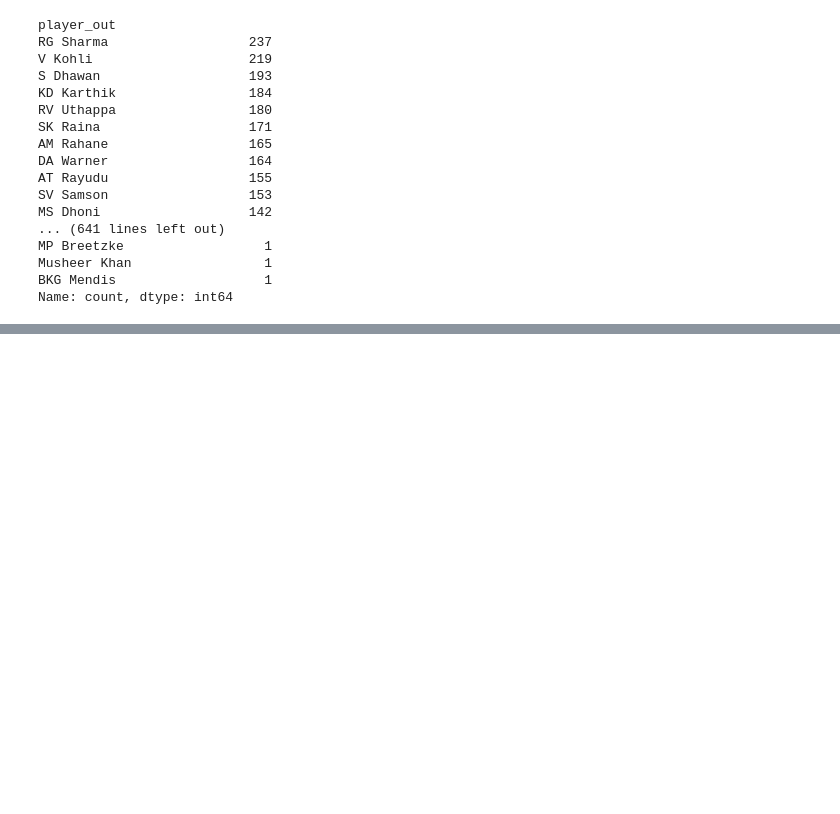
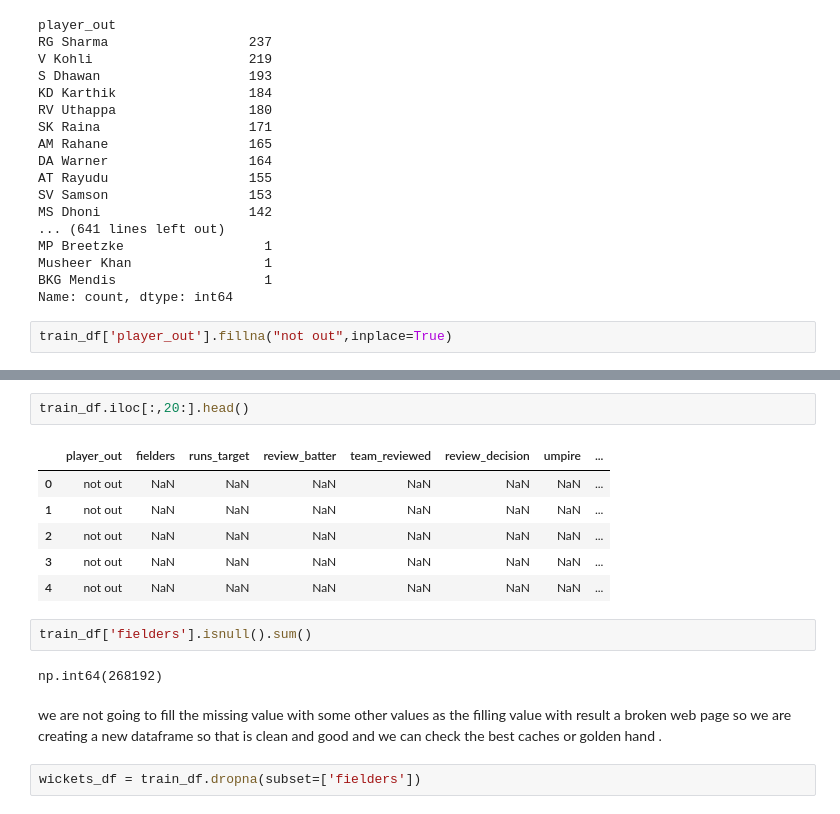
Before and after one commit to karansingh-chauhan/IPL-DATA-ANALYSIS, a Jupyter notebook: main.ipynb, the cells around one changed output, grey strips where cells are left out. Saved outputs shown, nothing was run; the diff lists cells and outputs as text; blank space fills up the shorter version.

Commit message:
checking values

```diff
--- a/main.ipynb
+++ b/main.ipynb
@@ -718,3 +718,5 @@ MP Breetzke                  1
 Musheer Khan                 1
 BKG Mendis                   1
 Name: count, dtype: int64
+# %%
+train_df['player_out'].fillna("not out",inplace=True)
@@ -720,0 +750,17 @@ Name: count, dtype: int64
+# %%
+train_df.iloc[:,20:].head()
+# %% [output]
+|  | player_out | fielders | runs_target | review_batter | team_reviewed | review_decision | umpire | ... |
+| 0 | not out | NaN | NaN | NaN | NaN | NaN | NaN | ... |
+| 1 | not out | NaN | NaN | NaN | NaN | NaN | NaN | ... |
+| 2 | not out | NaN | NaN | NaN | NaN | NaN | NaN | ... |
+| 3 | not out | NaN | NaN | NaN | NaN | NaN | NaN | ... |
+| 4 | not out | NaN | NaN | NaN | NaN | NaN | NaN | ... |
+# %%
+train_df['fielders'].isnull().sum()
+# %% [output]
+np.int64(268192)
+# %% [markdown]
+we are not going to fill the missing value with some other values as the filling value with result a broken web page so we are creating a new dataframe so that is clean and good  and we can check the best caches or golden hand .
+# %%
+wickets_df = train_df.dropna(subset=['fielders'])
```
Also changed, not shown: parts of 7 cells of this notebook.
